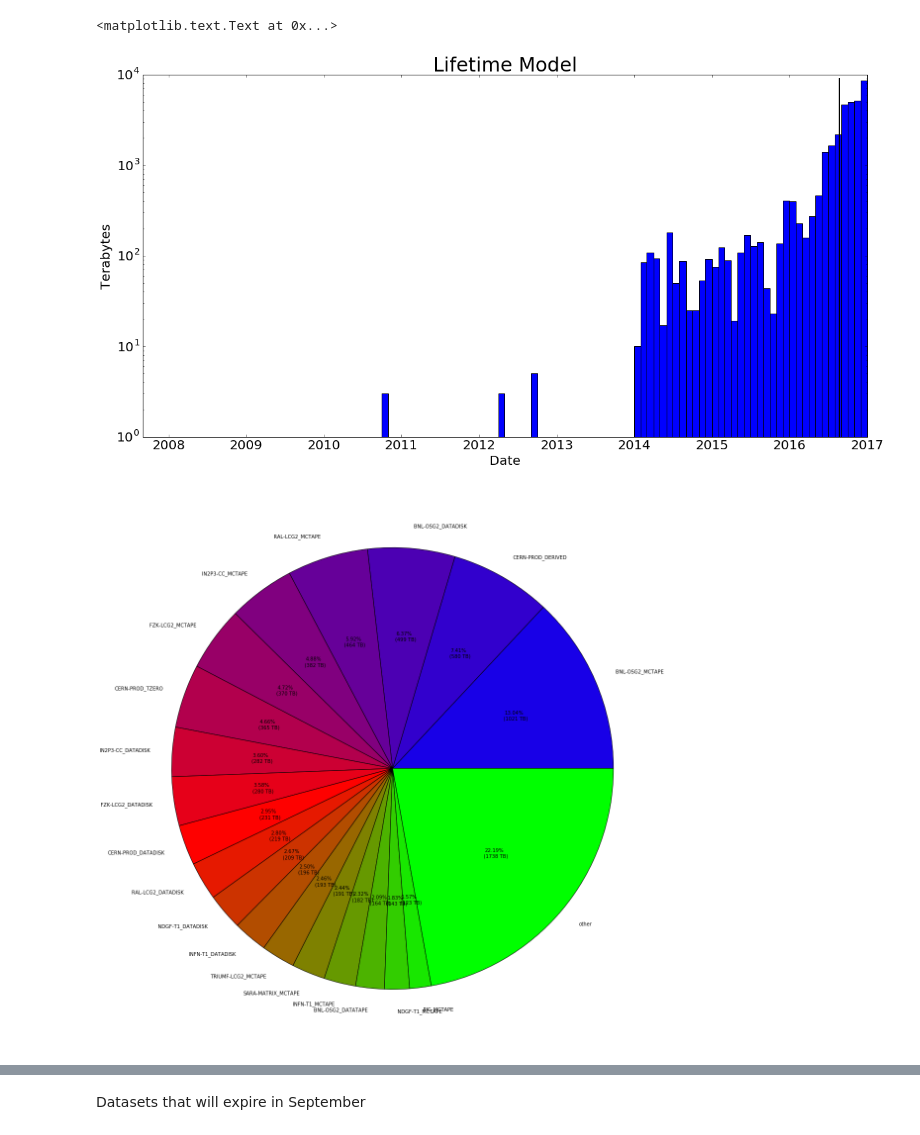
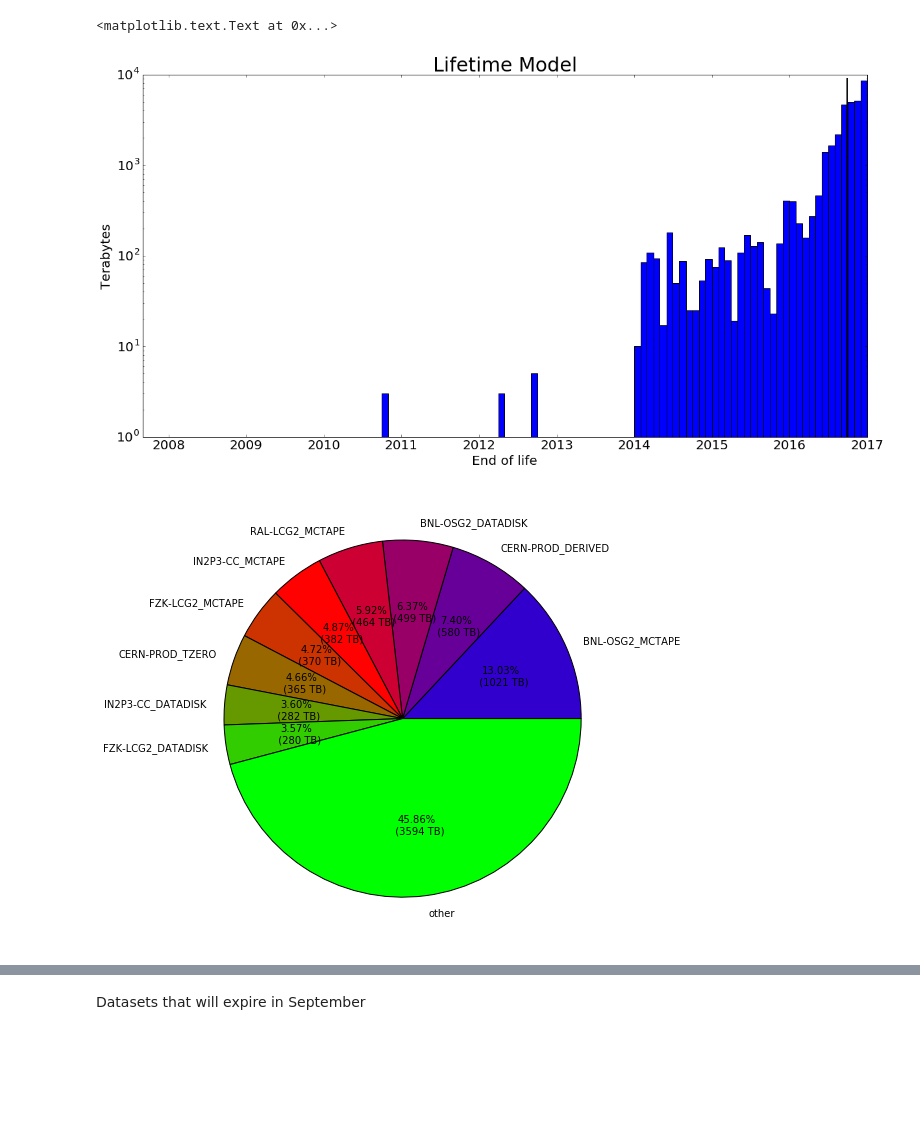
Before and after one commit to ATLAS-Analytics/AnalyticsNotebooks, a Jupyter notebook: Cedric/Lifetime_model.ipynb, the cells around one changed output, grey strips where cells are left out. Saved outputs shown, nothing was run; the diff lists cells and outputs as text; code cells hidden in the pictures; blank space fills up the shorter version.

```diff
--- a/Cedric/Lifetime_model.ipynb
+++ b/Cedric/Lifetime_model.ipynb
@@ -47,19 +47,19 @@ plt.title('Lifetime Model', size=30)
 plt.figure(figsize=(20,10))
 plt.xlim(datetime(2007, 9, 1, 0, 0), datetime(2017, 1, 1, 0, 0))
 plt.ylabel('Terabytes', size=20)
-plt.xlabel('Date', size=20)
+plt.xlabel('End of life', size=20)
 plt.xticks(size=20)
 plt.yticks(size=20)
 plt.yscale('log')
 plt.bar(dates, bytes, width=[(dates[j+1]-dates[j]).days for j in range(len(dates)-1)] + [30])
-plt.plot([datetime(2016, 8, 22, 0, 0), datetime(2016, 8, 22, 0, 0)], [0, 9000], color='k', linestyle='-', linewidth=2)
+plt.plot([datetime(2016, 9, 28, 0, 0), datetime(2016, 9, 28, 0, 0)], [0, 9000], color='k', linestyle='-', linewidth=2)
 plt.title('Lifetime Model', size=30)
 # %% [output]
 <matplotlib.text.Text at 0x...>
-[figure, old version]
+[figure, new version]
 # %%
 x, y = [], []
-nb_rses = 20
+nb_rses = 10
 first_row = True
 colors = []
 with open('lifetime_model2.txt', 'r') as f:
@@ -81,19 +81,20 @@ with open('lifetime_model2.txt', 'r') as f:
 # %%
 def make_autopct(values):
     def my_autopct(pct):
         total = sum(values)
         val = int(round(pct*total/100.0))
         return '{p:.2f}%\n  ({v:d} TB)'.format(p=pct,v=val)
     return my_autopct
 
 TBs = [_/1000**4 for _ in y]
 #plt.figure(figsize=plt.figaspect(1))
-plt.figure(figsize=(20,20))
+plt.figure(figsize=(8, 8))
 plt.pie(TBs, labels=x, colors=colors, autopct=make_autopct(TBs))
+plt.savefig('plot2.pdf')
 plt.show()
 #plt.legend()
 # %% [output]
-[figure, old version]
+[figure, new version]
 # %%
 x, scopes, sum_scope = [], {}, {}
 nb_rses = 5
```
Also changed, not shown: parts of 4 cells of this notebook, 48 other files.
